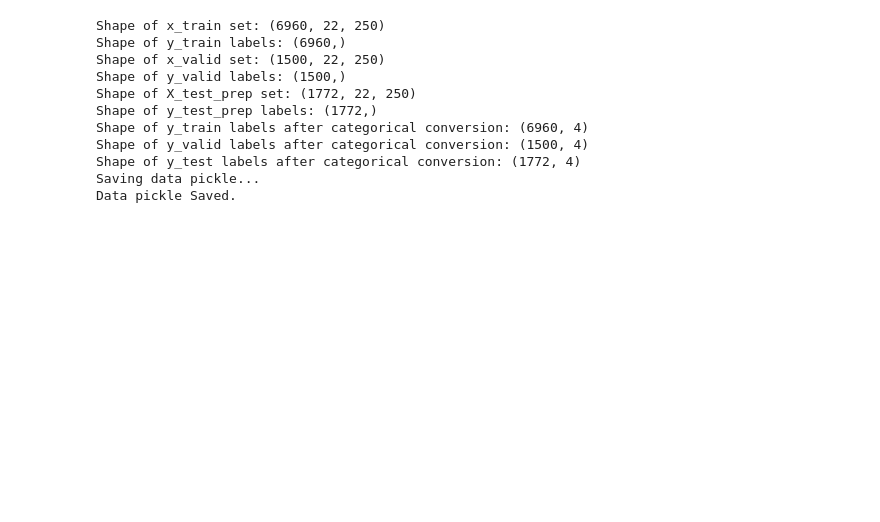
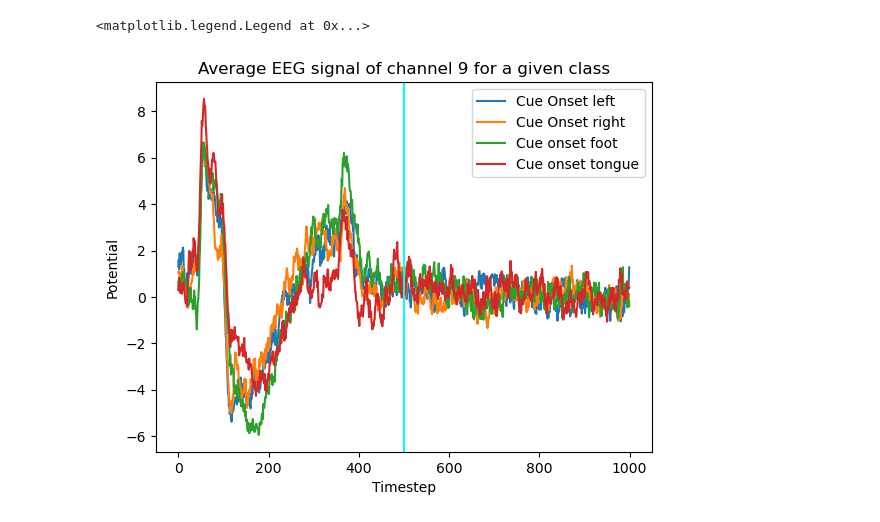
Before and after one commit to Chasel-Shao/EEG-CRNN-Classify, a Jupyter notebook: DataPreprocess.ipynb, the cells around one changed output. Saved outputs shown, nothing was run; the diff lists cells and outputs as text; code cells hidden in the pictures; blank space fills up the shorter version.

Commit message:
Update data process & augmentation

```diff
--- a/DataPreprocess.ipynb
+++ b/DataPreprocess.ipynb
@@ -34,17 +44,5 @@ plot_channel_perclass(data_class, [2, 9]) # you can try other channels, pretty m
 # %%
-aug_data = load_prep_data(time=500, debug=True, onehot=True)
-save_path = get_save_path()
-ensure_dir(save_path)
-save_data_pickle(aug_data, save_path)
+# aug_data = load_prep_data(time=500, debug=True, onehot=True)
+# save_path = get_save_path()
+# ensure_dir(save_path)
+# save_data_pickle(aug_data, save_path)
-# %% [output]
-Shape of x_train set: (6960, 22, 250)
-Shape of y_train labels: (6960,)
-Shape of x_valid set: (1500, 22, 250)
-Shape of y_valid labels: (1500,)
-Shape of X_test_prep set: (1772, 22, 250)
-Shape of y_test_prep labels: (1772,)
-Shape of y_train labels after categorical conversion: (6960, 4)
-Shape of y_valid labels after categorical conversion: (1500, 4)
-Shape of y_test labels after categorical conversion: (1772, 4)
-Saving data pickle...
-Data pickle Saved.
@@ -50,0 +58,56 @@ Data pickle Saved.
+# %%
+data_dict = load_data()
+X_test = data_dict['X_test']
+y_test = data_dict['y_test']
+X_train_valid = data_dict['X_train_valid']
+y_train_valid = data_dict['y_train_valid']
+person_train_valid = data_dict['person_train_valid']
+person_test = data_dict['person_test']
+
+y_train_valid -= 769
+y_test -= 769
+
+# X_train_valid -= np.expand_dims(np.mean(X_train_valid, axis=-1), -1)
+# X_test -= np.expand_dims(np.mean(X_test, axis=-1), -1)
+# X_train_valid /= np.expand_dims(np.std(X_train_valid, axis=-1), -1)
+# X_test /= np.expand_dims(np.std(X_test, axis=-1), -1)
+
+import matplotlib.pyplot as plt
+## Visualizing the data
+
+ch_data = X_train_valid[:,8,:]
+
+
+class_0_ind = np.where(y_train_valid == 0)
+ch_data_class_0 = ch_data[class_0_ind]
+avg_ch_data_class_0 = np.mean(ch_data_class_0,axis=0)
+
+
+class_1_ind = np.where(y_train_valid == 1)
+ch_data_class_1 = ch_data[class_1_ind]
+avg_ch_data_class_1 = np.mean(ch_data_class_1,axis=0)
+
+class_2_ind = np.where(y_train_valid == 2)
+ch_data_class_2 = ch_data[class_2_ind]
+avg_ch_data_class_2 = np.mean(ch_data_class_2,axis=0)
+
+class_3_ind = np.where(y_train_valid == 3)
+ch_data_class_3 = ch_data[class_3_ind]
+avg_ch_data_class_3 = np.mean(ch_data_class_3,axis=0)
+
+
+plt.plot(np.arange(1000),avg_ch_data_class_0)
+plt.plot(np.arange(1000),avg_ch_data_class_1)
+plt.plot(np.arange(1000),avg_ch_data_class_2)
+plt.plot(np.arange(1000),avg_ch_data_class_3)
+plt.axvline(x=500, label='line at t=500',c='cyan')
+
+plt.xlabel('Timestep')  # Add x-axis label
+plt.ylabel('Potential')  # Add y-axis label
+plt.title('Average EEG signal of channel 9 for a given class')  # Add plot title
+
+
+plt.legend(["Cue Onset left", "Cue Onset right", "Cue onset foot", "Cue onset tongue"])
+# %% [output]
+<matplotlib.legend.Legend at 0x...>
+[figure, added]
```
Also changed, not shown: parts of 6 cells of this notebook, 3 other files.
